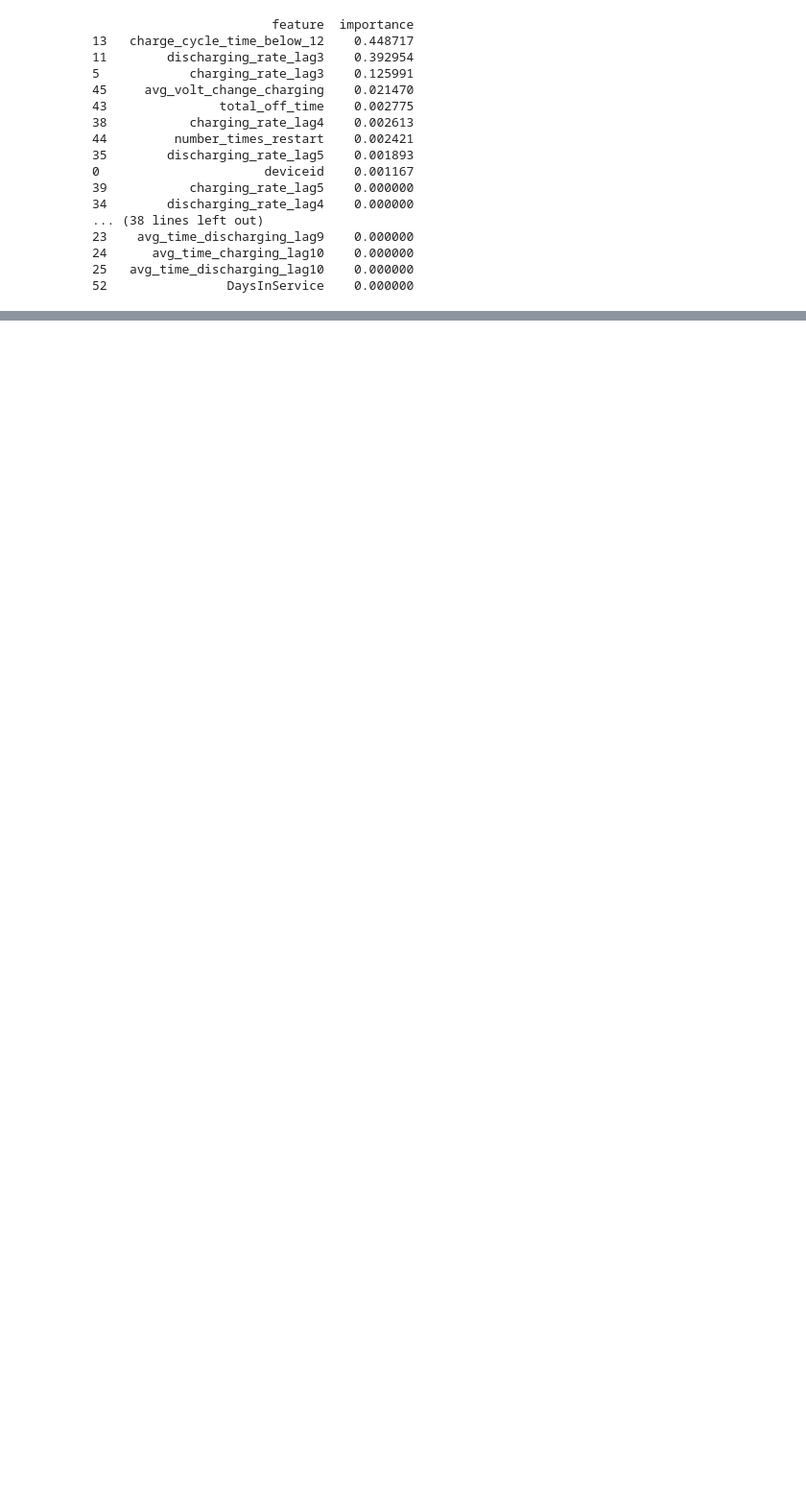
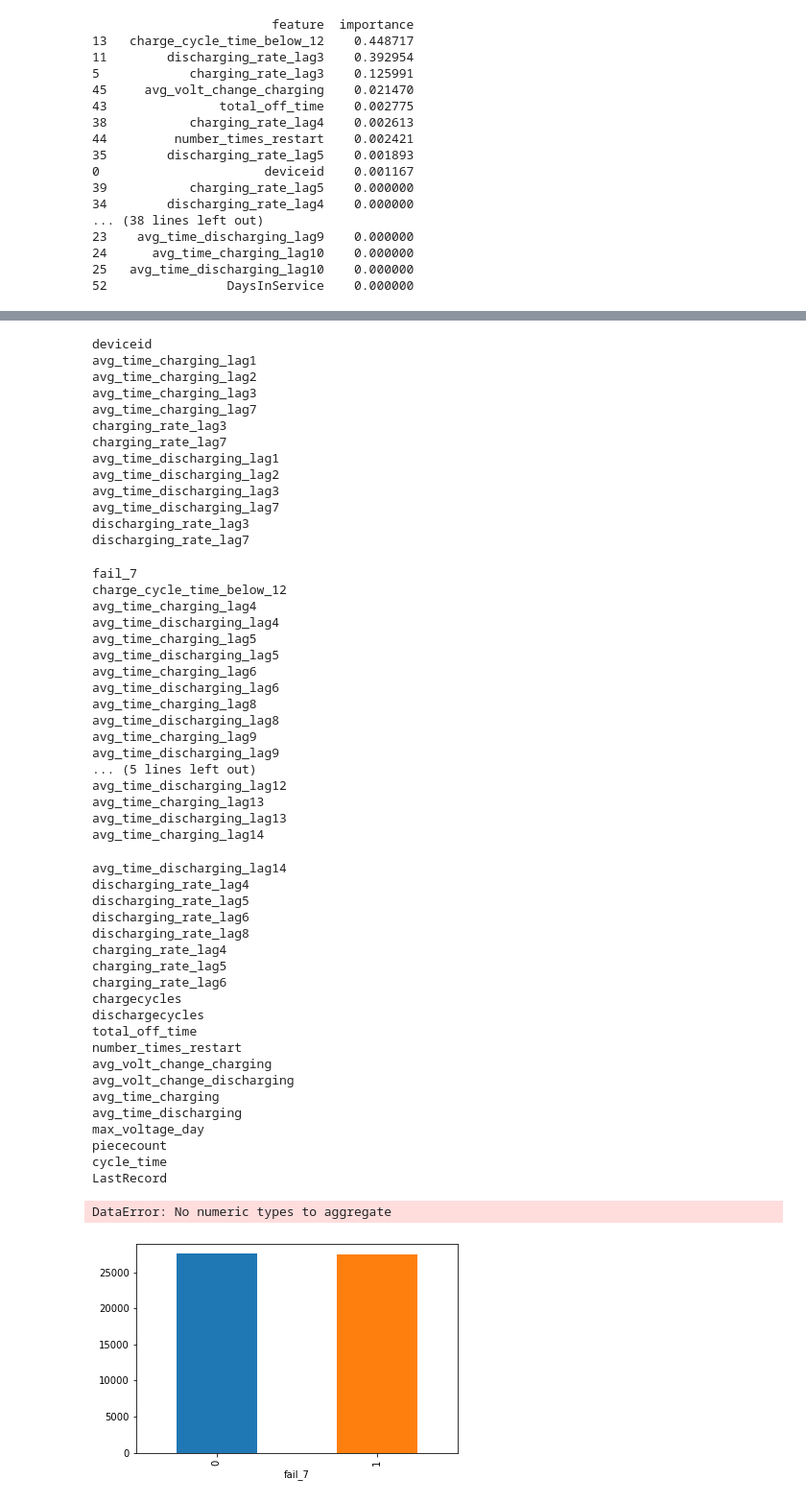
Before and after one commit to vikivayner/Data-Challenge-Team-14, a Jupyter notebook: Pitney Bowes Challenge 02.ipynb, the cells around one changed output, grey strips where cells are left out. Shown at 96% size. Saved outputs shown, nothing was run; the diff lists cells and outputs as text; code cells hidden in the pictures; blank space fills up the shorter version.

```diff
--- a/Pitney Bowes Challenge 02.ipynb
+++ b/Pitney Bowes Challenge 02.ipynb
@@ -298,7 +299,7 @@ print(im)
 25   avg_time_discharging_lag10    0.000000
 52                DaysInService    0.000000
 # %%
-for feat in tr:
+for feat in tr.columns:
     print(feat)
     print(tr.groupby('fail_7')[feat].mean())
     #plt.show()
@@ -307,5 +325,5 @@ NameError: ignored
 # %%
-for feat in tr:
+for feat in tr.columns:
     print(feat)
     print(tr.groupby('fail_7')[feat].mean())
     #plt.show()
@@ -312,5 +349,58 @@ for feat in tr:
 # %%
-for feat in df.columns:
+for feat in tr.columns:
     print(feat)
-    df.groupby('fail_7')[feat].mean().plot(kind='bar', label='index',color=['C0', 'C1'])# colormap='Paired')#.bar()
+    tr.groupby('fail_7')[feat].mean().plot(kind='bar', label='index',color=['C0', 'C1'])# colormap='Paired')#.bar()
     plt.show()
+# %% [output]
+deviceid
+avg_time_charging_lag1
+avg_time_charging_lag2
+avg_time_charging_lag3
+avg_time_charging_lag7
+charging_rate_lag3
+charging_rate_lag7
+avg_time_discharging_lag1
+avg_time_discharging_lag2
+avg_time_discharging_lag3
+avg_time_discharging_lag7
+discharging_rate_lag3
+discharging_rate_lag7
+fail_7
+charge_cycle_time_below_12
+avg_time_charging_lag4
+avg_time_discharging_lag4
+avg_time_charging_lag5
+avg_time_discharging_lag5
+avg_time_charging_lag6
+avg_time_discharging_lag6
+avg_time_charging_lag8
+avg_time_discharging_lag8
+avg_time_charging_lag9
+avg_time_discharging_lag9
+... (5 lines left out)
+avg_time_discharging_lag12
+avg_time_charging_lag13
+avg_time_discharging_lag13
+avg_time_charging_lag14
+avg_time_discharging_lag14
+discharging_rate_lag4
+discharging_rate_lag5
+discharging_rate_lag6
+discharging_rate_lag8
+charging_rate_lag4
+charging_rate_lag5
+charging_rate_lag6
+chargecycles
+dischargecycles
+total_off_time
+number_times_restart
+avg_volt_change_charging
+avg_volt_change_discharging
+avg_time_charging
+avg_time_discharging
+max_voltage_day
+piececount
+cycle_time
+LastRecord
+DataError: No numeric types to aggregate
+[figure, added]
```
Also changed, not shown: parts of 3 cells of this notebook, 2 other files.
